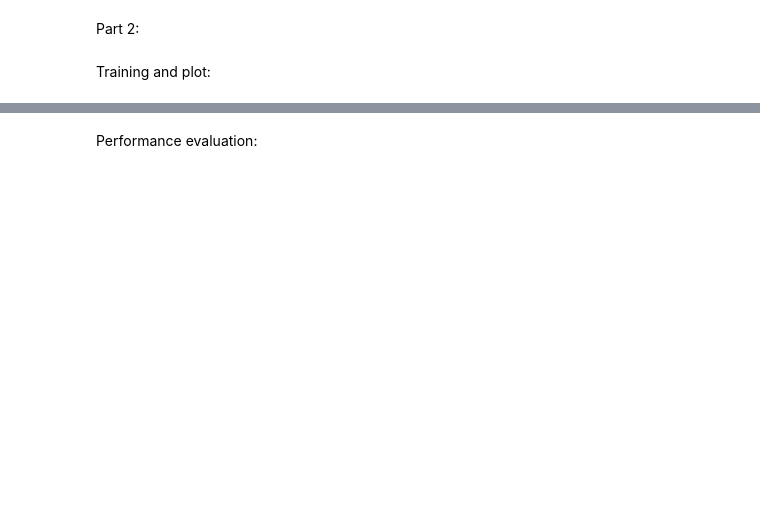
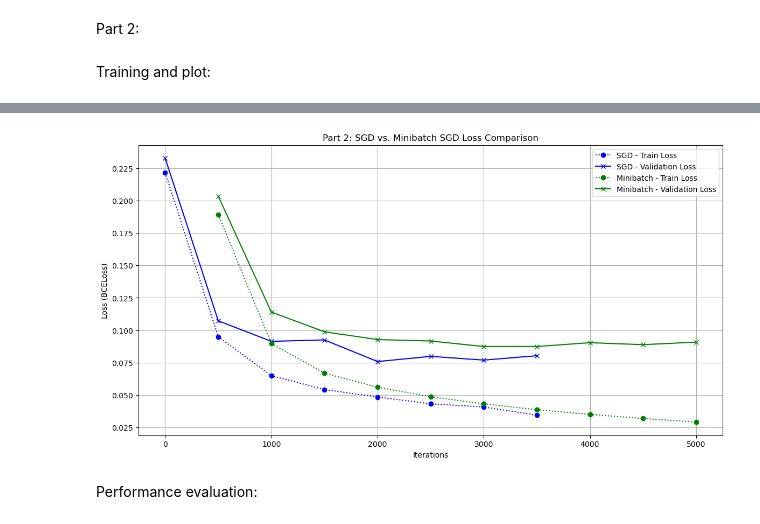
Before and after one commit to swesan123/breast-cancer-prediction-pytorch, a Jupyter notebook: Assignment3_starter.ipynb, the cells around one changed output, grey strips where cells are left out. Cells and saved outputs as stored; diff of their text form; code cells hidden in the pictures; blank space fills up the shorter version.

```diff
--- a/Assignment3_starter.ipynb
+++ b/Assignment3_starter.ipynb
@@ -179,18 +325,27 @@ def train_with_minibatch(model, criterion, optimizer, X_train, y_train, X_val, y
 Training and plot:
 # %%
 # --- Hyperparameters for Part 2 ---
-LEARNING_RATE_MB =
-NUM_ITERATIONS_MB =
-BATCH_SIZE =
-CHECK_EVERY_MB =
+LEARNING_RATE_MB = 0.01
+NUM_ITERATIONS_MB = 5000
+BATCH_SIZE = 32
+CHECK_EVERY_MB = NUM_ITERATIONS_MB // 10
 
 # --- Model Initialization ---
 
 #CODE HERE
+model_mb = BreastCancerNN(input_features)
+criterion = nn.BCELoss()
+optimizer_mb = optim.SGD(model_mb.parameters(), lr=LEARNING_RATE_MB)
 
 # --- Run Minibatch Training ---
 
 #CODE HERE
+train_losses_mb, val_losses_mb, iterations_mb, model_mb = train_with_minibatch(
+    model_mb, criterion, optimizer_mb,
+    X_train_t, y_train_t, X_val_t, y_val_t,
+    NUM_ITERATIONS_MB, BATCH_SIZE, CHECK_EVERY_MB
+)
+
 
 # --- Plotting Comparison ---
 print("Plotting Part 2 comparison...")
@@ -210,3 +365,4 @@ plt.ylabel('Loss (BCELoss)')
 plt.legend()
 plt.grid(True)
 plt.show()
+# %% [output]
@@ -213,3 +380,4 @@ plt.show()
+[figure, added]
 # %% [markdown]
 Performance evaluation:
 # %%
```
Also changed, not shown: parts of 30 cells of this notebook.
